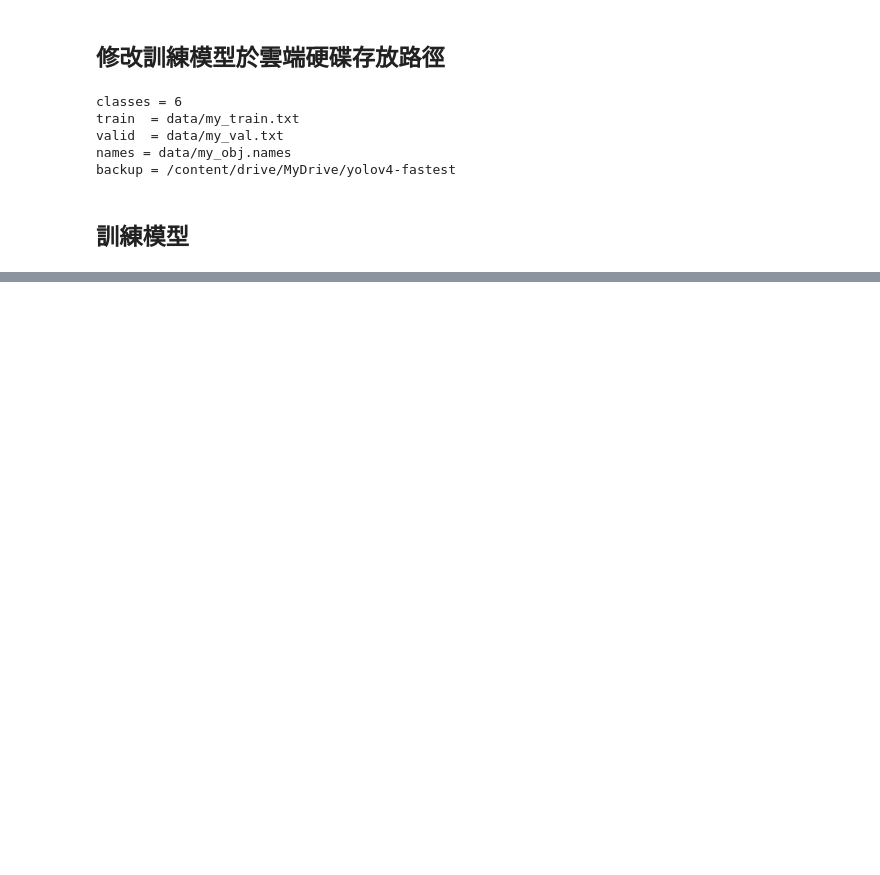
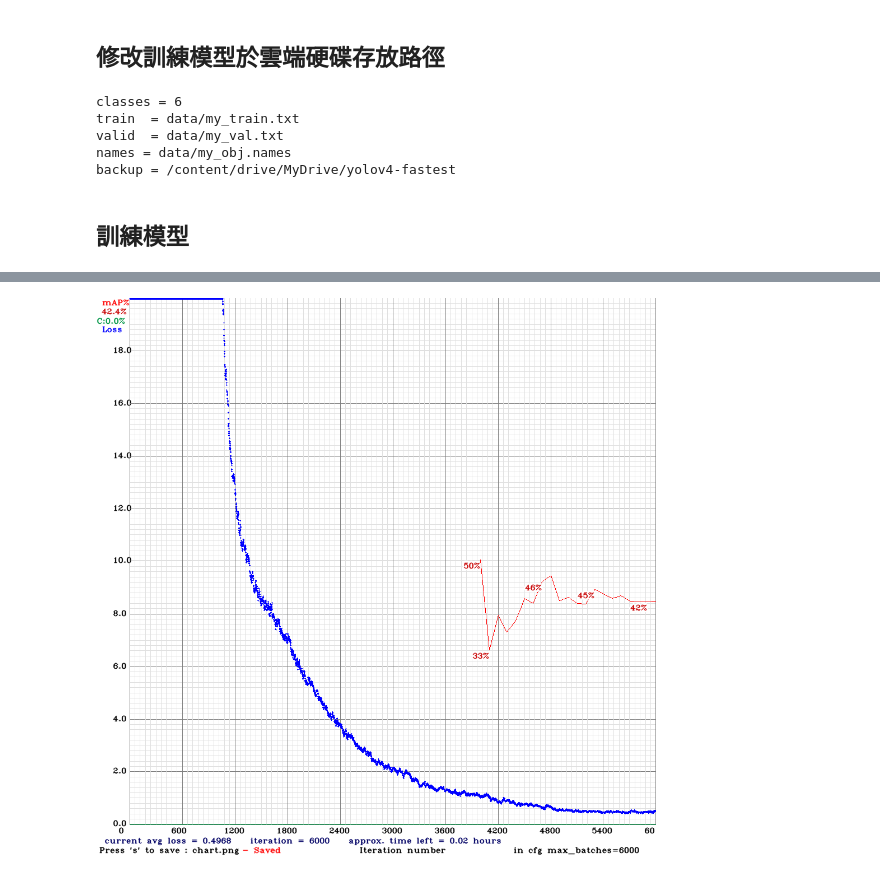
Before and after one commit to tongysmember/Yolo-fastest-and-Tiny, a Jupyter notebook: ipynb/yolo-fastest-v1.1.ipynb, the cells around one changed output, grey strips where cells are left out. Cells and saved outputs as stored; diff of their text form; code cells hidden in the pictures; blank space fills up the shorter version.

```diff
--- a/ipynb/yolo-fastest-v1.1.ipynb
+++ b/ipynb/yolo-fastest-v1.1.ipynb
@@ -157,0 +212,6 @@ CUDA Error: no CUDA-capable device is detected: Bad file descriptor
+# %%
+from google.colab.patches import cv2_imshow
+import cv2
+cv2_imshow(cv2.imread('/content/darknet/chart_yolo-fastest.png')) # Show mAP Chart
+# %% [output]
+[figure, added]
```
Also changed, not shown: parts of 9 cells of this notebook, 1 other file.
